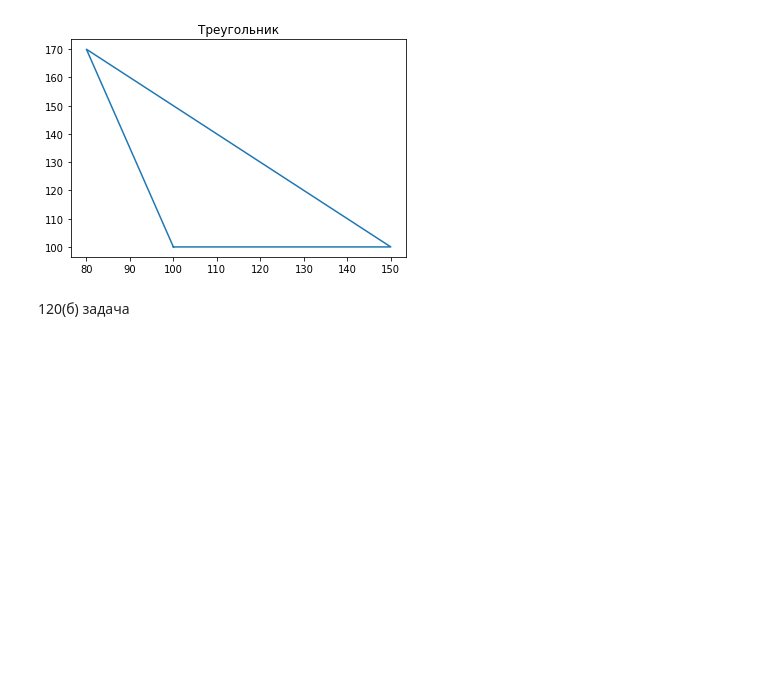
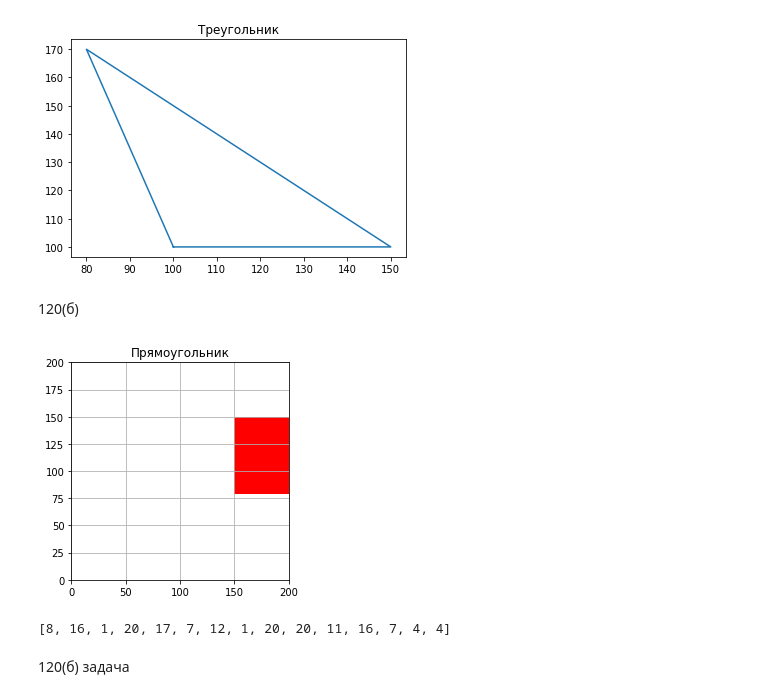
Before and after one commit to DashaMinina/DD, a Jupyter notebook: ans.ipynb, the cells around one changed output. Saved outputs shown, nothing was run; the diff lists cells and outputs as text; code cells hidden in the pictures; blank space fills up the shorter version.

```diff
--- a/ans.ipynb
+++ b/ans.ipynb
@@ -42,6 +42,45 @@ plt.plot((100,150,80,100),(100,100,170,100))
 plt.show()
 # %% [output]
 [figure]
+# %% [markdown]
+120(б)
+# %%
+%matplotlib inline
+import random
+import matplotlib.pyplot as plt
+import pylab
+import matplotlib.path
+
+plt.title("Прямоугольник")
+n=4
+mas=list()
+#mas2=list()
+for i in range(0,4*n-1):
+  number=random.randint(0,20)
+  mas.append(number)
+
+i=0
+pylab.xlim (0, 200)
+pylab.ylim (0,200)
+pylab.grid()
+
+axes = pylab.gca()
+axes.set_aspect("equal")
+
+rect_coord = (150,80)
+rect_width = 90
+rect_height = 70
+rect = pylab.Rectangle (rect_coord,
+                            rect_width,
+                            rect_height,
+                            color="r")
+axes.add_patch (rect)
+
+pylab.show()
+print(mas)
+# %% [output]
+[figure, added]
+[8, 16, 1, 20, 17, 7, 12, 1, 20, 20, 11, 16, 7, 4, 4]
 # %% [markdown]
 120(б) задача
 # %%
```
Also changed, not shown: parts of 6 cells of this notebook.
